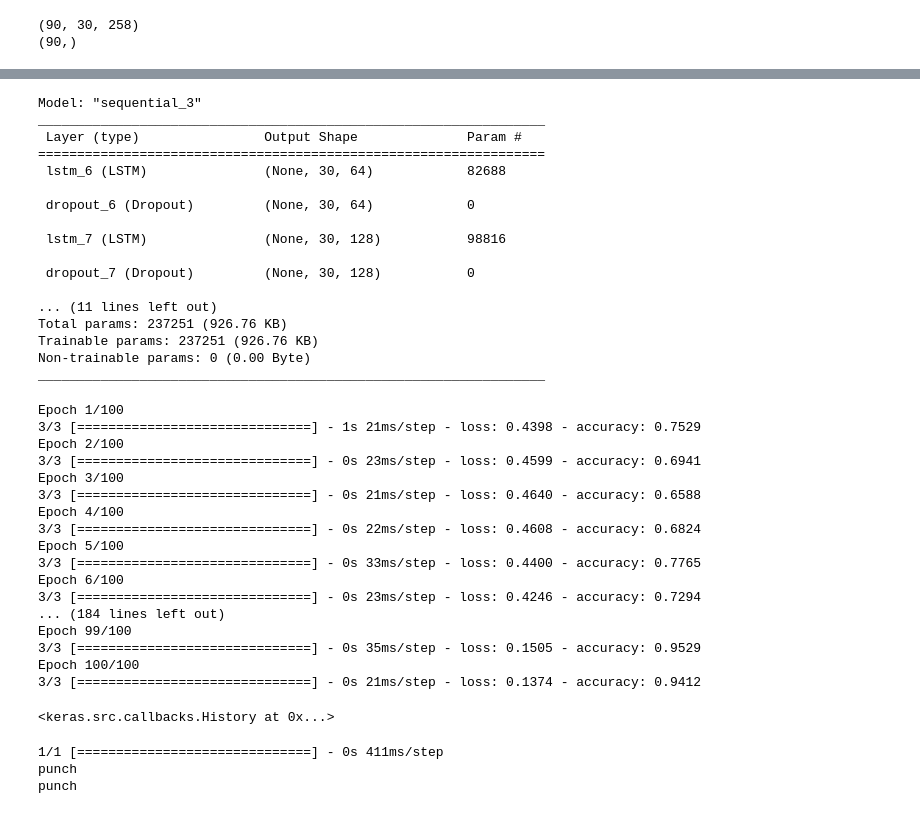
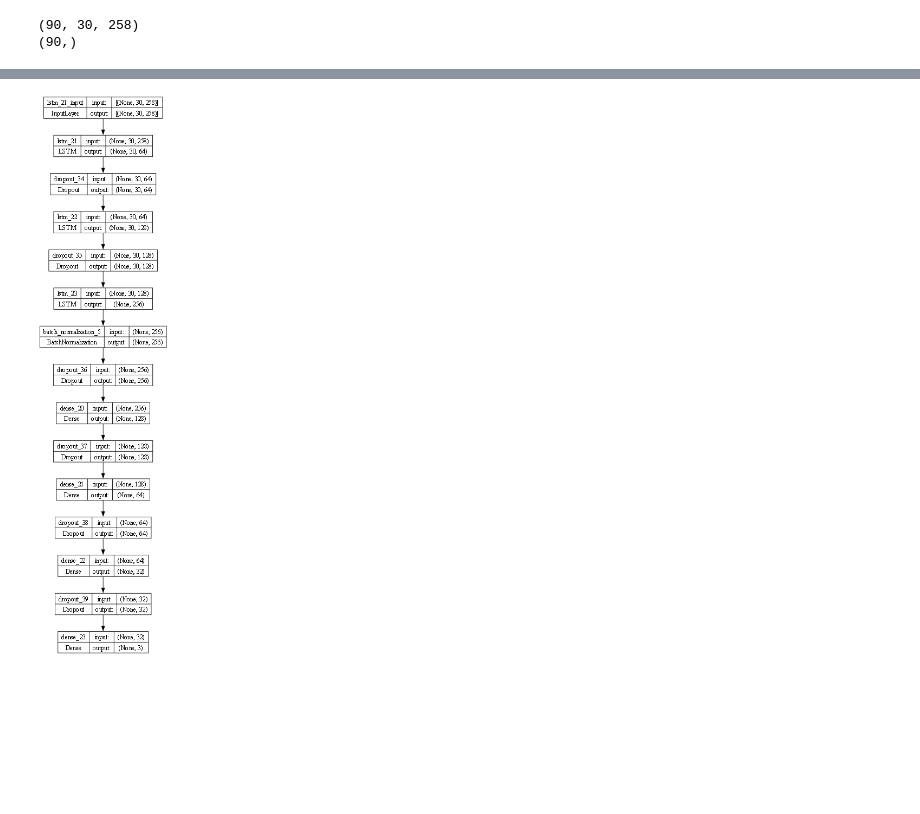
Before and after one commit to NiloofarAZAD/Human-Action-Recognition-Using-LSTM, a Jupyter notebook: Human_pose_Estimation_Medipipe_&_Activity_Recognition_LSTM.ipynb, the cells around one changed output, grey strips where cells are left out. Cells and saved outputs as stored; diff of their text form; code cells hidden in the pictures; blank space fills up the shorter version.

```diff
--- a/Human_pose_Estimation_Medipipe_&_Activity_Recognition_LSTM.ipynb
+++ b/Human_pose_Estimation_Medipipe_&_Activity_Recognition_LSTM.ipynb
@@ -134,8 +137,15 @@ model.add(LSTM(64, return_sequences=True, activation='relu', input_shape=(30,258
 model.add(Dropout(0.2))
 model.add(LSTM(128, return_sequences=True, activation='relu'))
 model.add(Dropout(0.2))
-model.add(LSTM(64, return_sequences=False, activation='relu'))
+model.add(LSTM(256, return_sequences=False, activation='relu'))
+model.add(BatchNormalization())
+model.add(Dropout(0.25))
+model.add(Dense(128, activation='relu'))
+model.add(Dropout(0.25))
+model.add(Dense(64, activation='relu'))
+model.add(Dropout(0.25))
+model.add(Dense(32, activation='relu'))
 model.add(Dropout(0.2))
-model.add(Dense(64, activation='relu'))
-model.add(Dense(32, activation='relu'))
 model.add(Dense(3, activation='softmax'))
+
+model.summary()
@@ -142,53 +170,4 @@ model.add(Dense(3, activation='softmax'))
-# %%
-model.compile(optimizer='Adam', loss='categorical_crossentropy', metrics=['accuracy'])
-log_dir = os.path.join('Logs')
-tb_callback = TensorBoard(log_dir=log_dir)
-model.summary()
-# %% [output]
-Model: "sequential_3"
-_________________________________________________________________
- Layer (type)                Output Shape              Param #
-=================================================================
- lstm_6 (LSTM)               (None, 30, 64)            82688
-
- dropout_6 (Dropout)         (None, 30, 64)            0
-
- lstm_7 (LSTM)               (None, 30, 128)           98816
-
- dropout_7 (Dropout)         (None, 30, 128)           0
-
-... (11 lines left out)
-Total params: 237251 (926.76 KB)
-Trainable params: 237251 (926.76 KB)
-Non-trainable params: 0 (0.00 Byte)
-_________________________________________________________________
-# %%
-model.fit(X_train, y_train, epochs=100, callbacks=[tb_callback])
-# %% [output]
-Epoch 1/100
-3/3 [==============================] - 1s 21ms/step - loss: 0.4398 - accuracy: 0.7529
-Epoch 2/100
-3/3 [==============================] - 0s 23ms/step - loss: 0.4599 - accuracy: 0.6941
-Epoch 3/100
-3/3 [==============================] - 0s 21ms/step - loss: 0.4640 - accuracy: 0.6588
-Epoch 4/100
-3/3 [==============================] - 0s 22ms/step - loss: 0.4608 - accuracy: 0.6824
-Epoch 5/100
-3/3 [==============================] - 0s 33ms/step - loss: 0.4400 - accuracy: 0.7765
-Epoch 6/100
-3/3 [==============================] - 0s 23ms/step - loss: 0.4246 - accuracy: 0.7294
-... (184 lines left out)
-Epoch 99/100
-3/3 [==============================] - 0s 35ms/step - loss: 0.1505 - accuracy: 0.9529
-Epoch 100/100
-3/3 [==============================] - 0s 21ms/step - loss: 0.1374 - accuracy: 0.9412
-<keras.src.callbacks.History at 0x...>
-# %%
-# predictions
-res = model.predict(X_test)
-print(actions[np.argmax(res[4])])
-print(actions[np.argmax(y_test[4])])
-# %% [output]
-1/1 [==============================] - 0s 411ms/step
-punch
-punch
+# %%
+plot_model(model, expand_nested=True, dpi=60, show_shapes=True)
+# %% [output]
+[figure, added]
```
Also changed, not shown: parts of 17 cells of this notebook.
